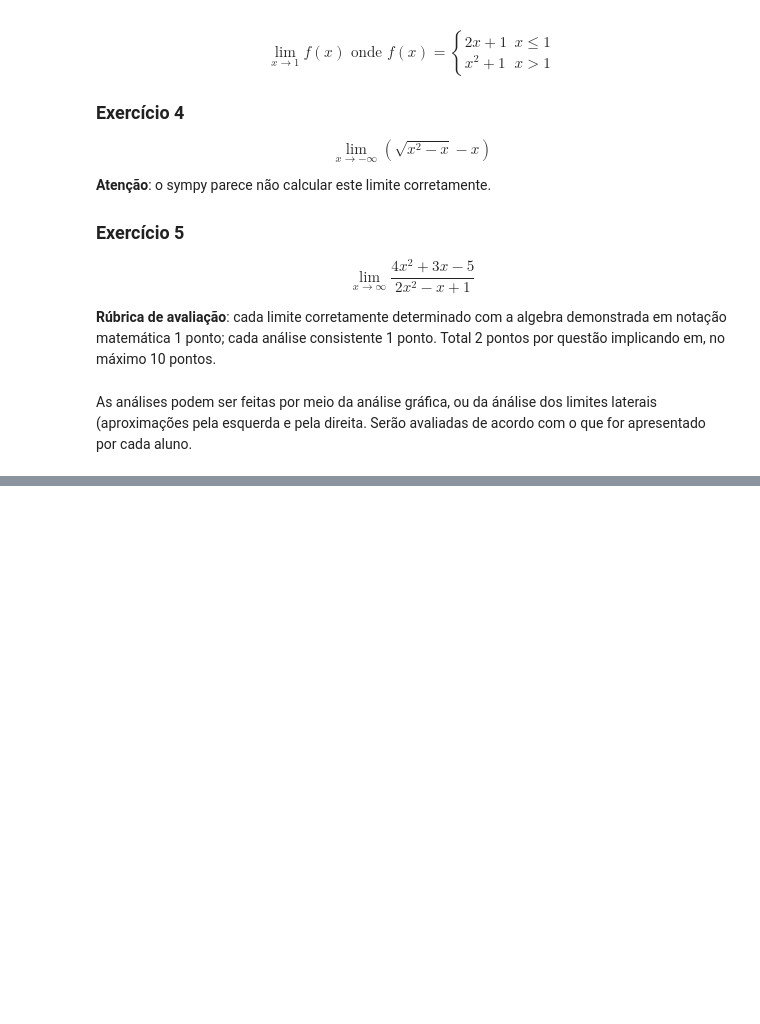
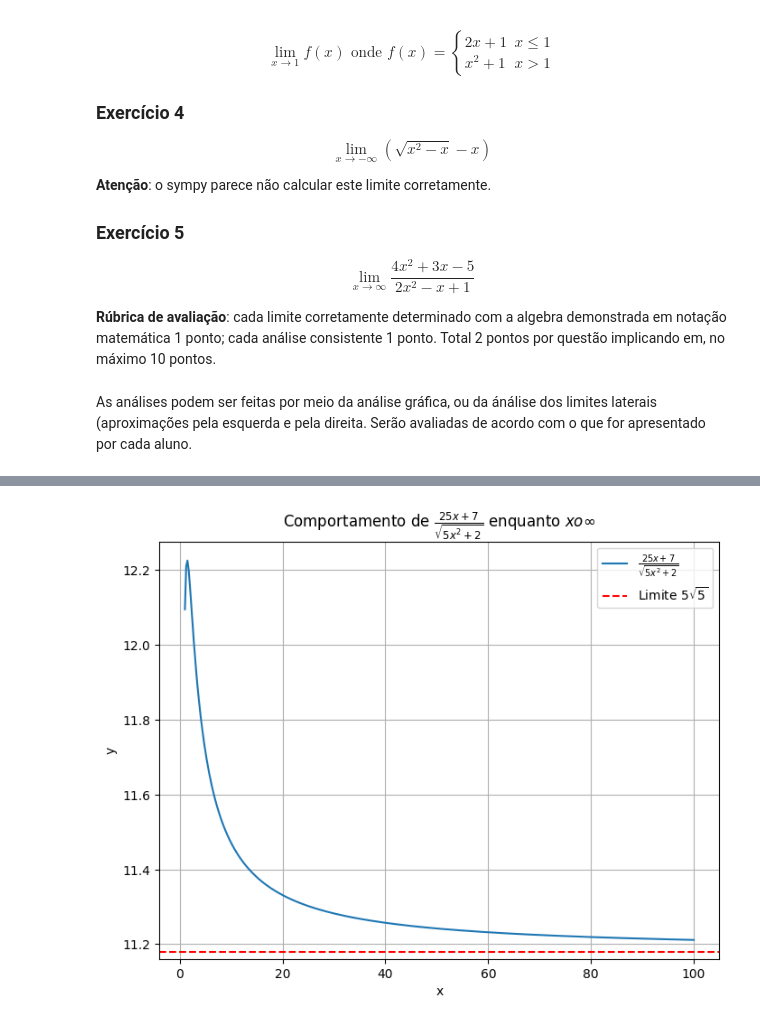
Before and after one commit to Vickes21/studies-notebooks, a Jupyter notebook: 2024/PUCPR/MFF/Substitutiva_RA1_Individual_Terça_2024_1.ipynb, the cells around one changed output, grey strips where cells are left out. Cells and saved outputs as stored; diff of their text form; code cells hidden in the pictures; blank space fills up the shorter version.

```diff
--- a/2024/PUCPR/MFF/Substitutiva_RA1_Individual_Terça_2024_1.ipynb
+++ b/2024/PUCPR/MFF/Substitutiva_RA1_Individual_Terça_2024_1.ipynb
@@ -62,0 +141,23 @@ As análises podem ser feitas por meio da análise gráfica, ou da ánálise dos
+# %%
+import numpy as np
+import matplotlib.pyplot as plt
+
+# Define the function
+def f(x):
+    return (25*x + 7) / np.sqrt(5*x**2 + 2)
+
+x = np.linspace(1, 100, 400)  # Avoid division by zero and focus on large x values
+y = f(x)
+
+# Plot the function and the limit
+plt.figure(figsize=(8, 6))
+plt.plot(x, y, label=r'$\frac{25x + 7}{\sqrt{5x^2 + 2}}$')
+plt.axhline(y=5*np.sqrt(5), color='r', linestyle='--', label=r'Limite $5\sqrt{5}$')
+plt.title('Comportamento de $\\frac{25x + 7}{\sqrt{5x^2 + 2}}$ enquanto $x \to \infty$')
+plt.xlabel('x')
+plt.ylabel('y')
+plt.legend()
+plt.grid(True)
+plt.show()
+# %% [output]
+[figure, added]
```
Also changed, not shown: parts of 12 cells of this notebook.
